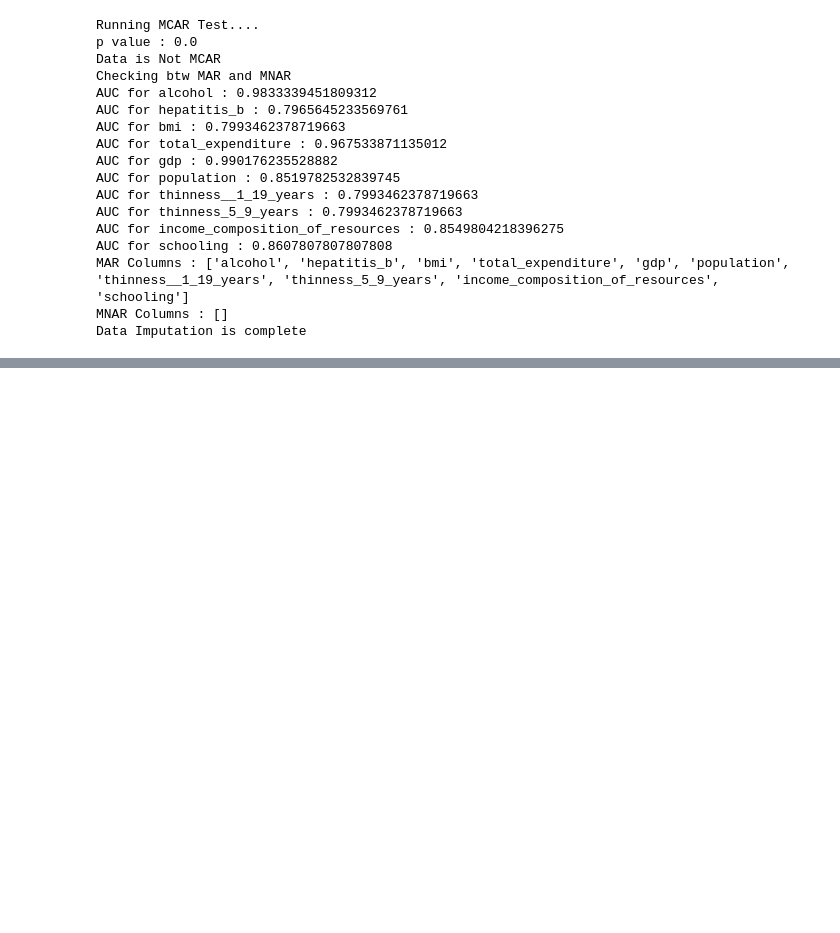
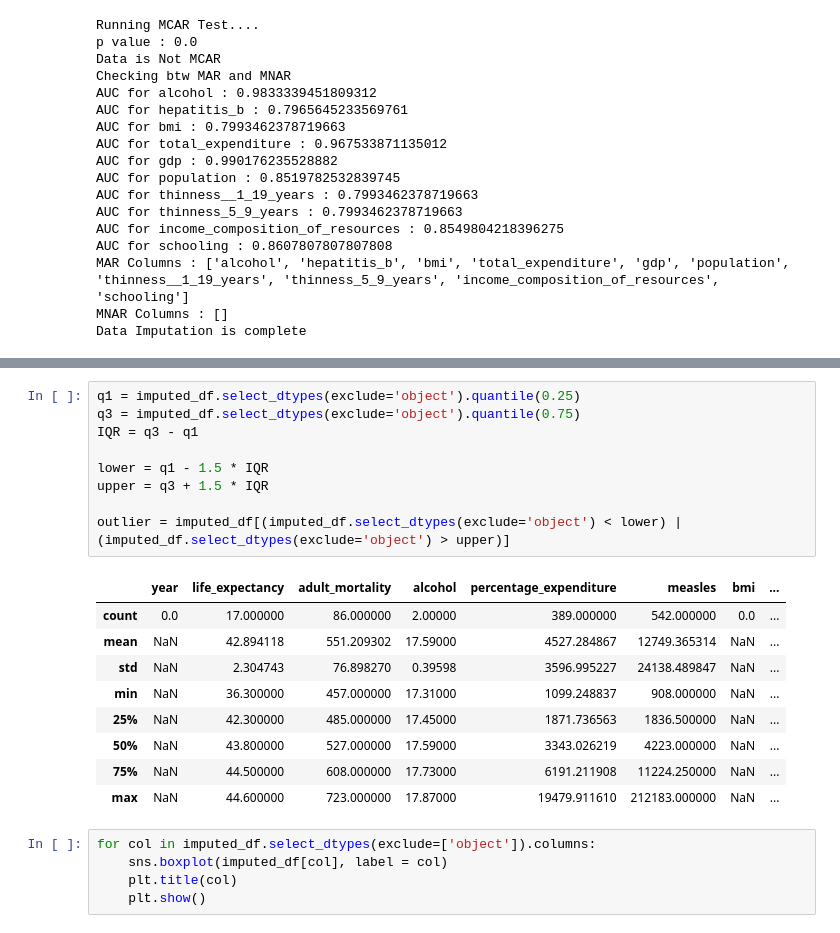
Before and after one commit to KevalSolanki77/My-ML-journey, a Jupyter notebook: Day-16-Ridge-Regressor/MyRidgeReg.ipynb, the cells around one changed output, grey strips where cells are left out. Cells and saved outputs as stored; diff of their text form; blank space fills up the shorter version.

```diff
--- a/Day-16-Ridge-Regressor/MyRidgeReg.ipynb
+++ b/Day-16-Ridge-Regressor/MyRidgeReg.ipynb
@@ -259,0 +340,24 @@ vif
+# %%
+q1 = imputed_df.select_dtypes(exclude='object').quantile(0.25)
+q3 = imputed_df.select_dtypes(exclude='object').quantile(0.75)
+IQR = q3 - q1
+
+lower = q1 - 1.5 * IQR
+upper = q3 + 1.5 * IQR
+
+outlier = imputed_df[(imputed_df.select_dtypes(exclude='object') < lower) | (imputed_df.select_dtypes(exclude='object') > upper)]
+# %% [output]
+|  | year | life_expectancy | adult_mortality | alcohol | percentage_expenditure | measles | bmi | ... |
+| count | 0.0 | 17.000000 | 86.000000 | 2.00000 | 389.000000 | 542.000000 | 0.0 | ... |
+| mean | NaN | 42.894118 | 551.209302 | 17.59000 | 4527.284867 | 12749.365314 | NaN | ... |
+| std | NaN | 2.304743 | 76.898270 | 0.39598 | 3596.995227 | 24138.489847 | NaN | ... |
+| min | NaN | 36.300000 | 457.000000 | 17.31000 | 1099.248837 | 908.000000 | NaN | ... |
+| 25% | NaN | 42.300000 | 485.000000 | 17.45000 | 1871.736563 | 1836.500000 | NaN | ... |
+| 50% | NaN | 43.800000 | 527.000000 | 17.59000 | 3343.026219 | 4223.000000 | NaN | ... |
+| 75% | NaN | 44.500000 | 608.000000 | 17.73000 | 6191.211908 | 11224.250000 | NaN | ... |
+| max | NaN | 44.600000 | 723.000000 | 17.87000 | 19479.911610 | 212183.000000 | NaN | ... |
+# %%
+for col in imputed_df.select_dtypes(exclude=['object']).columns:
+    sns.boxplot(imputed_df[col], label = col)
+    plt.title(col)
+    plt.show()
```
Also changed, not shown: parts of 31 cells of this notebook.
